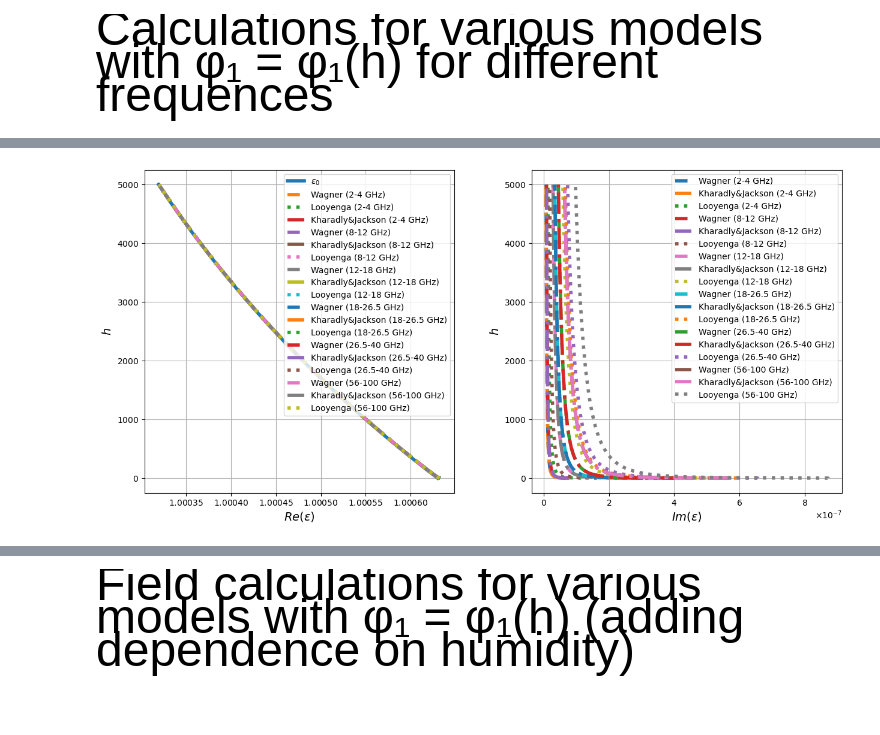
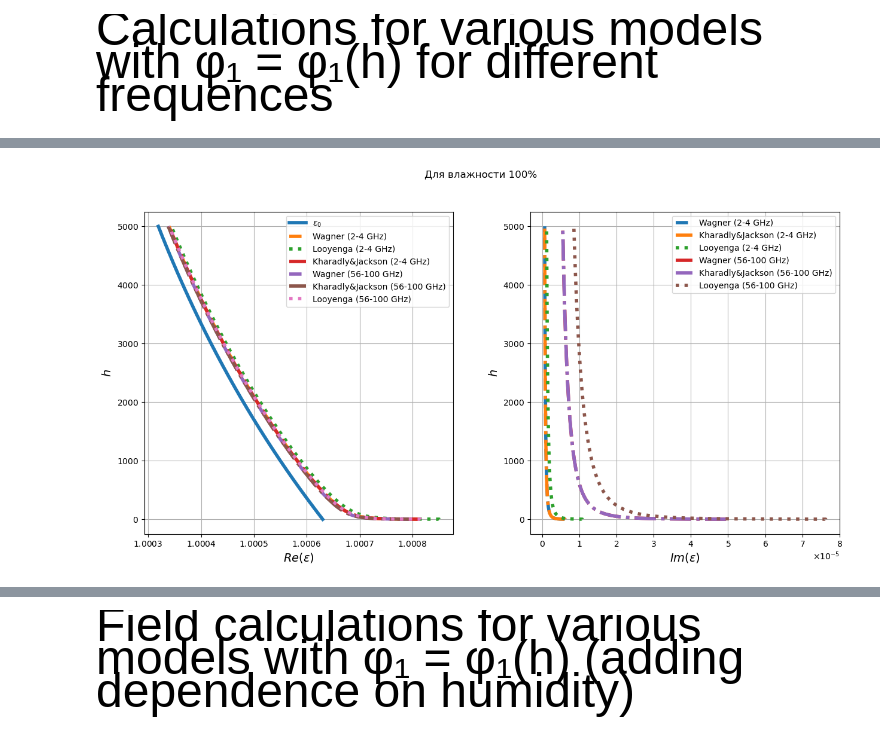
Before and after one commit to Margo-10/pe_radiowaves, a Jupyter notebook: pe_radiowaves.ipynb, the cells around one changed output, grey strips where cells are left out. Saved outputs shown, nothing was run; the diff lists cells and outputs as text; code cells hidden in the pictures; blank space fills up the shorter version.

```diff
--- a/pe_radiowaves.ipynb
+++ b/pe_radiowaves.ipynb
@@ -169,7 +238,7 @@ b=0.28
 rho=2440.0
 
 #visibility
-V_0 = 6.5; #meters
+V_0 = 0.1; #meters
 h_0 = 2.0
 
 #for Libya and Sudan
@@ -366,0 +522,18 @@ eps_1 = [4.560 + cmath.sqrt(-1)*0.251, 5.730 + cmath.sqrt(-1)*0.415, 5.500 + cma
+# %%
+b=0.28
+rho=2440.0
+
+#visibility
+V_0 = 0.5; #meters
+h_0 = 2.0
+
+#for Libya and Sudan
+gamma = 1.07
+C = 2.3*1.e-2
+new_range = 2*coeff
+
+for i in range(H_max*coeff+1):
+    if i<new_range :
+        phi_1_arr[i] = C*pow(h_0/h_0,b)/(rho*pow(V_0,gamma))
+    else:
+        phi_1_arr[i] = C*pow(h_0/h[i],b)/(rho*pow(V_0,gamma))
@@ -418,71 +661,80 @@ eps_l_complex= np.imag(eps_l_complex)
 # %%
 fig, axs = plt.subplots(1, 2, figsize=(15, 7), gridspec_kw={'wspace': 0.25} )
-#fig.suptitle('Добавление влажности ($H = {} \% $)'.format(Humidity*100))
+fig.suptitle('Для влажности 100%')
 
 axs[0].plot(eps_0, h,  label='$ε_0$', linewidth='4', linestyle='-')
 axs[0].plot(eps_w_real[:, 0], h,  label='Wagner (2-4 GHz)', linewidth='4', linestyle='--')
 axs[0].plot(eps_l_real[:,0],h,  label='Looyenga (2-4 GHz)', linewidth='4', linestyle=':')
 axs[0].plot(eps_kj_real[:,0],h, label='Kharadly&Jackson (2-4 GHz)', linewidth='4',  linestyle='-.')
 
-axs[0].plot(eps_w_real[:,1], h,  label='Wagner (8-12 GHz)', linewidth='4', linestyle='--')
-axs[0].plot(eps_kj_real[:,1],h, label='Kharadly&Jackson (8-12 GHz)', linewidth='4',  linestyle='-.')
-axs[0].plot(eps_l_real[:,1], h,  label='Looyenga (8-12 GHz)', linewidth='4', linestyle=':')
+# axs[0].plot(eps_w_real[:,1], h,  label='Wagner (8-12 GHz)', linewidth='4', linestyle='--')
+# axs[0].plot(eps_kj_real[:,1],h, label='Kharadly&Jackson (8-12 GHz)', linewidth='4',  linestyle='-.')
+# axs[0].plot(eps_l_real[:,1], h,  label='Looyenga (8-12 GHz)', linewidth='4', linestyle=':')
 
-axs[0].plot(eps_w_real[:,2], h,  label='Wagner (12-18 GHz)', linewidth='4', linestyle='--')
-axs[0].plot(eps_kj_real[:,2],h, label='Kharadly&Jackson (12-18 GHz)', linewidth='4',  linestyle='-.')
-axs[0].plot(eps_l_real[:,2], h,  label='Looyenga (12-18 GHz)', linewidth='4', linestyle=':')
+# axs[0].plot(eps_w_real[:,2], h,  label='Wagner (12-18 GHz)', linewidth='4', linestyle='--')
+# axs[0].plot(eps_kj_real[:,2],h, label='Kharadly&Jackson (12-18 GHz)', linewidth='4',  linestyle='-.')
+# axs[0].plot(eps_l_real[:,2], h,  label='Looyenga (12-18 GHz)', linewidth='4', linestyle=':')
 
-axs[0].plot(eps_w_real[:,3], h,  label='Wagner (18-26.5 GHz)', linewidth='4', linestyle='--')
-axs[0].plot(eps_kj_real[:,3],h, label='Kharadly&Jackson (18-26.5 GHz)', linewidth='4',  linestyle='-.')
-axs[0].plot(eps_l_real[:,3], h,  label='Looyenga (18-26.5 GHz)', linewidth='4', linestyle=':')
+# axs[0].plot(eps_w_real[:,3], h,  label='Wagner (18-26.5 GHz)', linewidth='4', linestyle='--')
+# axs[0].plot(eps_kj_real[:,3],h, label='Kharadly&Jackson (18-26.5 GHz)', linewidth='4',  linestyle='-.')
+# axs[0].plot(eps_l_real[:,3], h,  label='Looyenga (18-26.5 GHz)', linewidth='4', linestyle=':')
 
-axs[0].plot(eps_w_real[:,4], h,  label='Wagner (26.5-40 GHz)', linewidth='4', linestyle='--')
-axs[0].plot(eps_kj_real[:,4],h, label='Kharadly&Jackson (26.5-40 GHz)', linewidth='4',  linestyle='-.')
-axs[0].plot(eps_l_real[:,4], h,  label='Looyenga (26.5-40 GHz)', linewidth='4', linestyle=':')
+# axs[0].plot(eps_w_real[:,4], h,  label='Wagner (26.5-40 GHz)', linewidth='4', linestyle='--')
+# axs[0].plot(eps_kj_real[:,4],h, label='Kharadly&Jackson (26.5-40 GHz)', linewidth='4',  linestyle='-.')
+# axs[0].plot(eps_l_real[:,4], h,  label='Looyenga (26.5-40 GHz)', linewidth='4', linestyle=':')
 
-axs[0].plot(eps_w_real[:,5], h,  label='Wagner (56-100 GHz)', linewidth='4', linestyle='--')
-axs[0].plot(eps_kj_real[:,5],h, label='Kharadly&Jackson (56-100 GHz)', linewidth='4',  linestyle='-.')
-axs[0].plot(eps_l_real[:,5], h,  label='Looyenga (56-100 GHz)', linewidth='4', linestyle=':')
+axs[0].plot(eps_w_real[:,1], h,  label='Wagner (56-100 GHz)', linewidth='4', linestyle='--')
+axs[0].plot(eps_kj_real[:,1],h, label='Kharadly&Jackson (56-100 GHz)', linewidth='4',  linestyle='-.')
+axs[0].plot(eps_l_real[:,1], h,  label='Looyenga (56-100 GHz)', linewidth='4', linestyle=':')
+
+axs[0].plot(eps_0, h,  label='$ε_0$', linewidth='4', linestyle='-')
+axs[0].plot(eps_w_real[:, 0], h,  label='Wagner (2-4 GHz)', linewidth='4', linestyle='--')
+axs[0].plot(eps_l_real[:,0],h,  label='Looyenga (2-4 GHz)', linewidth='4', linestyle=':')
+axs[0].plot(eps_kj_real[:,0],h, label='Kharadly&Jackson (2-4 GHz)', linewidth='4',  linestyle='-.')
+
+
+
+
 axs[0].set_ylabel('$h$', fontsize=14)
 axs[0].set_xlabel('$Re(ε)$', fontsize=14) #, labelpad=18)
 # axs[0].set_xlim(1.4, 1.5)
 #axs[0].set_title('Стандартная рефракция без пыли')
 axs[0].ticklabel_format(style='scientific', axis='Both', useMathText=True, useOffset=False)
 axs[0].grid(True)
 axs[0].legend()
 
 axs[1].plot(eps_w_complex[:,0], h,  label='Wagner (2-4 GHz)', linewidth='4', linestyle='--')
 axs[1].plot(eps_kj_complex[:,0],h,  label='Kharadly&Jackson (2-4 GHz)', linewidth='4', linestyle='-.')
 axs[1].plot(eps_l_complex[:,0],h,  label='Looyenga (2-4 GHz)', linewidth='4', linestyle=':')
 
-axs[1].plot(eps_w_complex[:,1], h,  label='Wagner (8-12 GHz)', linewidth='4', linestyle='--')
-axs[1].plot(eps_kj_complex[:,1],h, label='Kharadly&Jackson (8-12 GHz)', linewidth='4',  linestyle='-.')
-axs[1].plot(eps_l_complex[:,1], h,  label='Looyenga (8-12 GHz)', linewidth='4', linestyle=':')
+# axs[1].plot(eps_w_complex[:,1], h,  label='Wagner (8-12 GHz)', linewidth='4', linestyle='--')
+# axs[1].plot(eps_kj_complex[:,1],h, label='Kharadly&Jackson (8-12 GHz)', linewidth='4',  linestyle='-.')
+# axs[1].plot(eps_l_complex[:,1], h,  label='Looyenga (8-12 GHz)', linewidth='4', linestyle=':')
 
-axs[1].plot(eps_w_complex[:,2], h,  label='Wagner (12-18 GHz)', linewidth='4', linestyle='--')
-axs[1].plot(eps_kj_complex[:,2],h, label='Kharadly&Jackson (12-18 GHz)', linewidth='4',  linestyle='-.')
-axs[1].plot(eps_l_complex[:,2], h,  label='Looyenga (12-18 GHz)', linewidth='4', linestyle=':')
+# axs[1].plot(eps_w_complex[:,2], h,  label='Wagner (12-18 GHz)', linewidth='4', linestyle='--')
+# axs[1].plot(eps_kj_complex[:,2],h, label='Kharadly&Jackson (12-18 GHz)', linewidth='4',  linestyle='-.')
+# axs[1].plot(eps_l_complex[:,2], h,  label='Looyenga (12-18 GHz)', linewidth='4', linestyle=':')
 
-axs[1].plot(eps_w_complex[:,3], h,  label='Wagner (18-26.5 GHz)', linewidth='4', linestyle='--')
-axs[1].plot(eps_kj_complex[:,3],h, label='Kharadly&Jackson (18-26.5 GHz)', linewidth='4',  linestyle='-.')
-axs[1].plot(eps_l_complex[:,3], h,  label='Looyenga (18-26.5 GHz)', linewidth='4', linestyle=':')
+# axs[1].plot(eps_w_complex[:,3], h,  label='Wagner (18-26.5 GHz)', linewidth='4', linestyle='--')
+# axs[1].plot(eps_kj_complex[:,3],h, label='Kharadly&Jackson (18-26.5 GHz)', linewidth='4',  linestyle='-.')
+# axs[1].plot(eps_l_complex[:,3], h,  label='Looyenga (18-26.5 GHz)', linewidth='4', linestyle=':')
 
-axs[1].plot(eps_w_complex[:,4], h,  label='Wagner (26.5-40 GHz)', linewidth='4', linestyle='--')
-axs[1].plot(eps_kj_complex[:,4],h, label='Kharadly&Jackson (26.5-40 GHz)', linewidth='4',  linestyle='-.')
-axs[1].plot(eps_l_complex[:,4], h,  label='Looyenga (26.5-40 GHz)', linewidth='4', linestyle=':')
+# axs[1].plot(eps_w_complex[:,4], h,  label='Wagner (26.5-40 GHz)', linewidth='4', linestyle='--')
+# axs[1].plot(eps_kj_complex[:,4],h, label='Kharadly&Jackson (26.5-40 GHz)', linewidth='4',  linestyle='-.')
+# axs[1].plot(eps_l_complex[:,4], h,  label='Looyenga (26.5-40 GHz)', linewidth='4', linestyle=':')
 
 
-axs[1].plot(eps_w_complex[:,5], h,  label='Wagner (56-100 GHz)', linewidth='4', linestyle='-.')
-axs[1].plot(eps_kj_complex[:,5],h,  label='Kharadly&Jackson (56-100 GHz)', linewidth='4', linestyle='-.')
-axs[1].plot(eps_l_complex[:,5],h,  label='Looyenga (56-100 GHz)', linewidth='4', linestyle=':')
+axs[1].plot(eps_w_complex[:,1], h,  label='Wagner (56-100 GHz)', linewidth='4', linestyle='-.')
+axs[1].plot(eps_kj_complex[:,1],h,  label='Kharadly&Jackson (56-100 GHz)', linewidth='4', linestyle='-.')
+axs[1].plot(eps_l_complex[:,1],h,  label='Looyenga (56-100 GHz)', linewidth='4', linestyle=':')
 axs[1].set_xlabel('$Im(ε)$', fontsize=14) #, labelpad=18)
 axs[1].set_ylabel('$h$', fontsize=14)
 # axs[1].set_xlim(0, 0.4)
 # axs[1].set_title()
 axs[1].ticklabel_format(style='scientific', axis='Both', useMathText=True, useOffset=False)
 axs[1].grid(True)
 axs[1].legend()
 
 plt.show()
 # %% [output]
-[figure, old version]
+[figure, new version]
```
Also changed, not shown: parts of 37 cells of this notebook.
